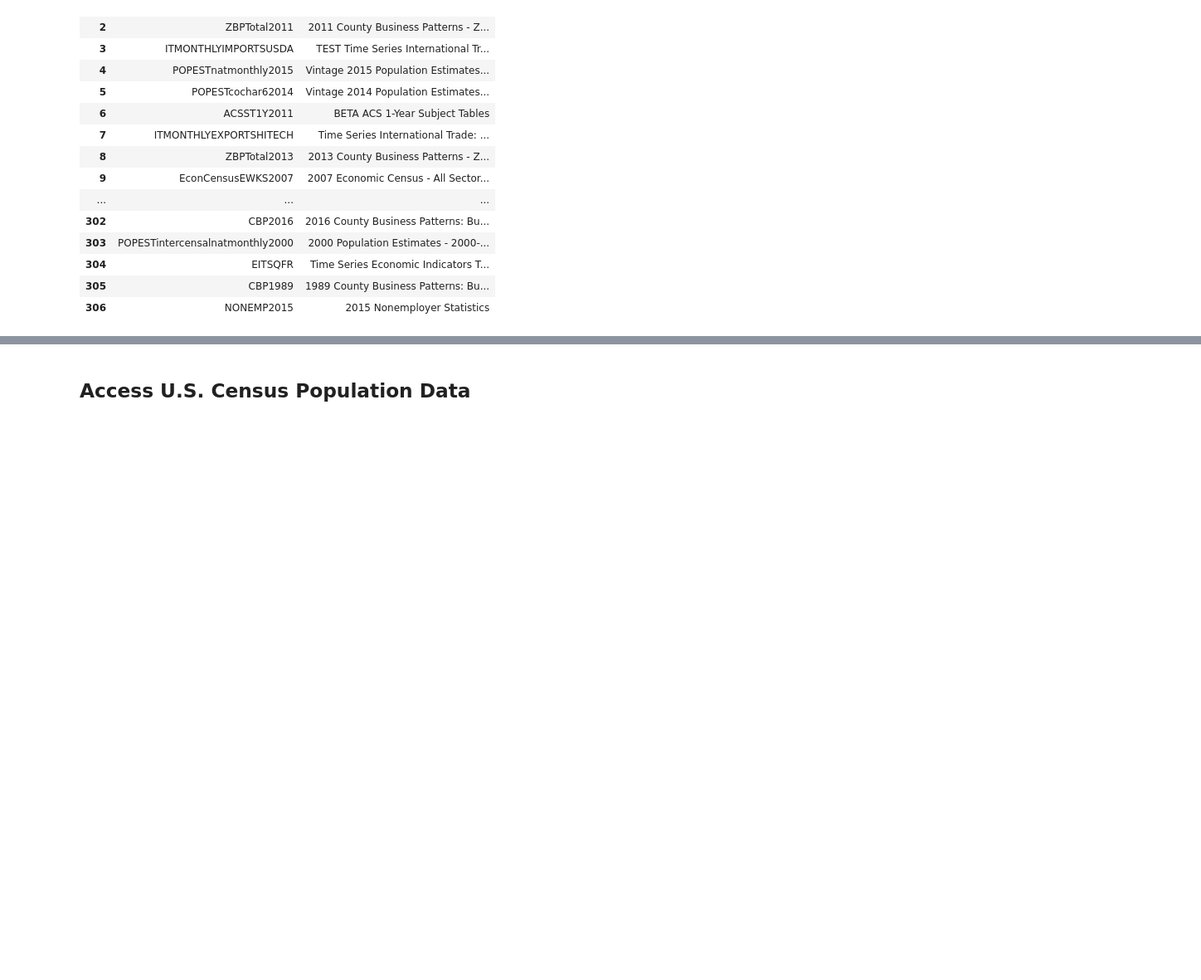
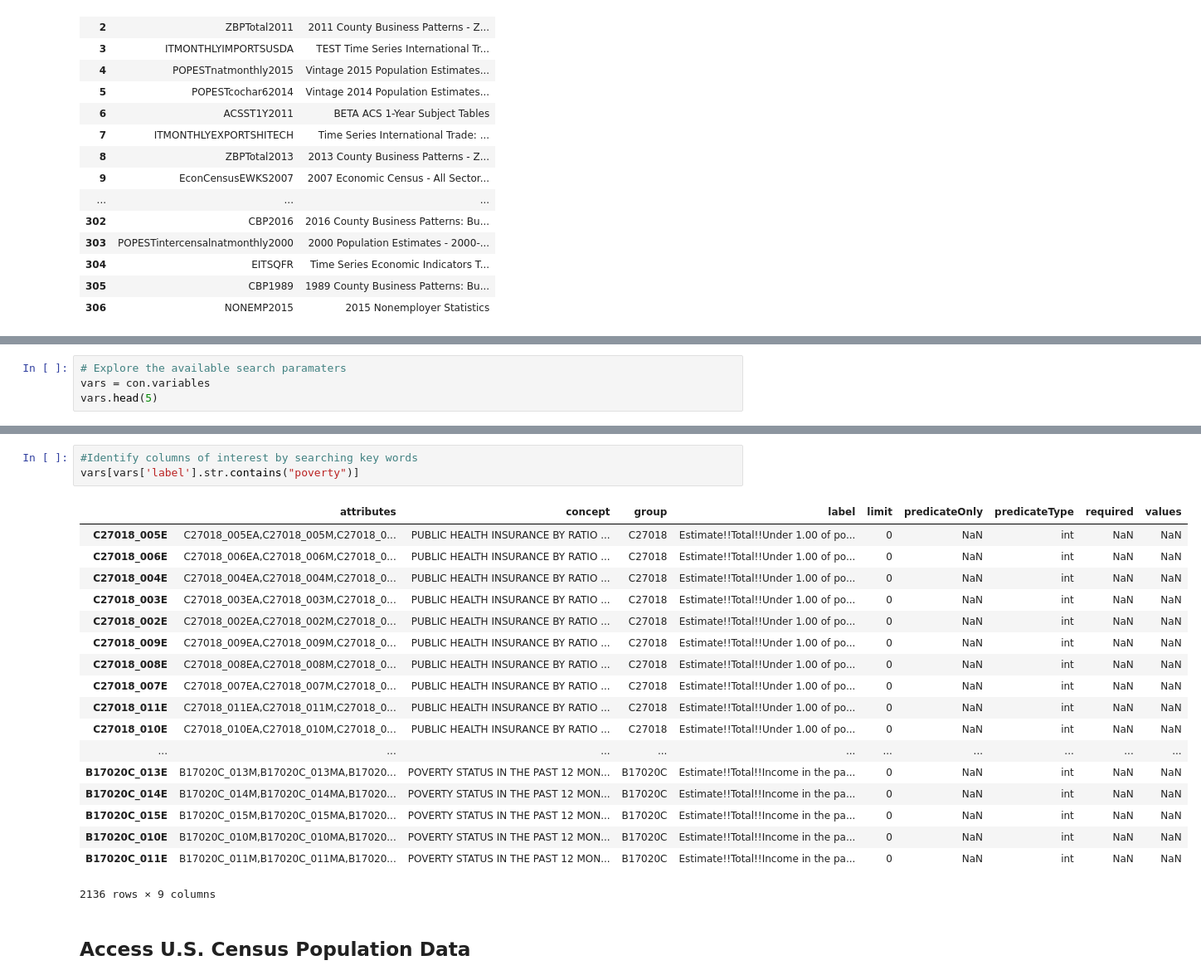
Before and after one commit to zstatmanweil/EJ-analysis-map, a Jupyter notebook: Census.ipynb, the cells around one changed output, grey strips where cells are left out. Shown: that part at 83% size. Drawn from its saved outputs; the diff is of its cells as text; blank space fills up the shorter version.

Commit message:
Identified categories of interest

```diff
--- a/Census.ipynb
+++ b/Census.ipynb
@@ -55,0 +47,4 @@ Connection to ACS 5-Year Detailed Tables (ID: https://api.census.gov/data/id/ACS
+# %%
+# Explore the available search paramaters
+vars = con.variables
+vars.head(5)
@@ -56,2 +58,24 @@ Connection to ACS 5-Year Detailed Tables (ID: https://api.census.gov/data/id/ACS
+# %%
+#Identify columns of interest by searching key words
+vars[vars['label'].str.contains("poverty")]
+# %% [output]
+|  | attributes | concept | group | label | limit | predicateOnly | predicateType | required | values |
+| C27018_005E | C27018_005EA,C27018_005M,C27018_0... | PUBLIC HEALTH INSURANCE BY RATIO ... | C27018 | Estimate!!Total!!Under 1.00 of po... | 0 | NaN | int | NaN | NaN |
+| C27018_006E | C27018_006EA,C27018_006M,C27018_0... | PUBLIC HEALTH INSURANCE BY RATIO ... | C27018 | Estimate!!Total!!Under 1.00 of po... | 0 | NaN | int | NaN | NaN |
+| C27018_004E | C27018_004EA,C27018_004M,C27018_0... | PUBLIC HEALTH INSURANCE BY RATIO ... | C27018 | Estimate!!Total!!Under 1.00 of po... | 0 | NaN | int | NaN | NaN |
+| C27018_003E | C27018_003EA,C27018_003M,C27018_0... | PUBLIC HEALTH INSURANCE BY RATIO ... | C27018 | Estimate!!Total!!Under 1.00 of po... | 0 | NaN | int | NaN | NaN |
+| C27018_002E | C27018_002EA,C27018_002M,C27018_0... | PUBLIC HEALTH INSURANCE BY RATIO ... | C27018 | Estimate!!Total!!Under 1.00 of po... | 0 | NaN | int | NaN | NaN |
+| C27018_009E | C27018_009EA,C27018_009M,C27018_0... | PUBLIC HEALTH INSURANCE BY RATIO ... | C27018 | Estimate!!Total!!Under 1.00 of po... | 0 | NaN | int | NaN | NaN |
+| C27018_008E | C27018_008EA,C27018_008M,C27018_0... | PUBLIC HEALTH INSURANCE BY RATIO ... | C27018 | Estimate!!Total!!Under 1.00 of po... | 0 | NaN | int | NaN | NaN |
+| C27018_007E | C27018_007EA,C27018_007M,C27018_0... | PUBLIC HEALTH INSURANCE BY RATIO ... | C27018 | Estimate!!Total!!Under 1.00 of po... | 0 | NaN | int | NaN | NaN |
+| C27018_011E | C27018_011EA,C27018_011M,C27018_0... | PUBLIC HEALTH INSURANCE BY RATIO ... | C27018 | Estimate!!Total!!Under 1.00 of po... | 0 | NaN | int | NaN | NaN |
+| C27018_010E | C27018_010EA,C27018_010M,C27018_0... | PUBLIC HEALTH INSURANCE BY RATIO ... | C27018 | Estimate!!Total!!Under 1.00 of po... | 0 | NaN | int | NaN | NaN |
+| ... | ... | ... | ... | ... | ... | ... | ... | ... | ... |
+| B17020C_013E | B17020C_013M,B17020C_013MA,B17020... | POVERTY STATUS IN THE PAST 12 MON... | B17020C | Estimate!!Total!!Income in the pa... | 0 | NaN | int | NaN | NaN |
+| B17020C_014E | B17020C_014M,B17020C_014MA,B17020... | POVERTY STATUS IN THE PAST 12 MON... | B17020C | Estimate!!Total!!Income in the pa... | 0 | NaN | int | NaN | NaN |
+| B17020C_015E | B17020C_015M,B17020C_015MA,B17020... | POVERTY STATUS IN THE PAST 12 MON... | B17020C | Estimate!!Total!!Income in the pa... | 0 | NaN | int | NaN | NaN |
+| B17020C_010E | B17020C_010M,B17020C_010MA,B17020... | POVERTY STATUS IN THE PAST 12 MON... | B17020C | Estimate!!Total!!Income in the pa... | 0 | NaN | int | NaN | NaN |
+| B17020C_011E | B17020C_011M,B17020C_011MA,B17020... | POVERTY STATUS IN THE PAST 12 MON... | B17020C | Estimate!!Total!!Income in the pa... | 0 | NaN | int | NaN | NaN |
+2136 rows × 9 columns
 # %% [markdown]
 ## Access U.S. Census Population Data
```
Also changed, not shown: parts of 14 cells of this notebook.
